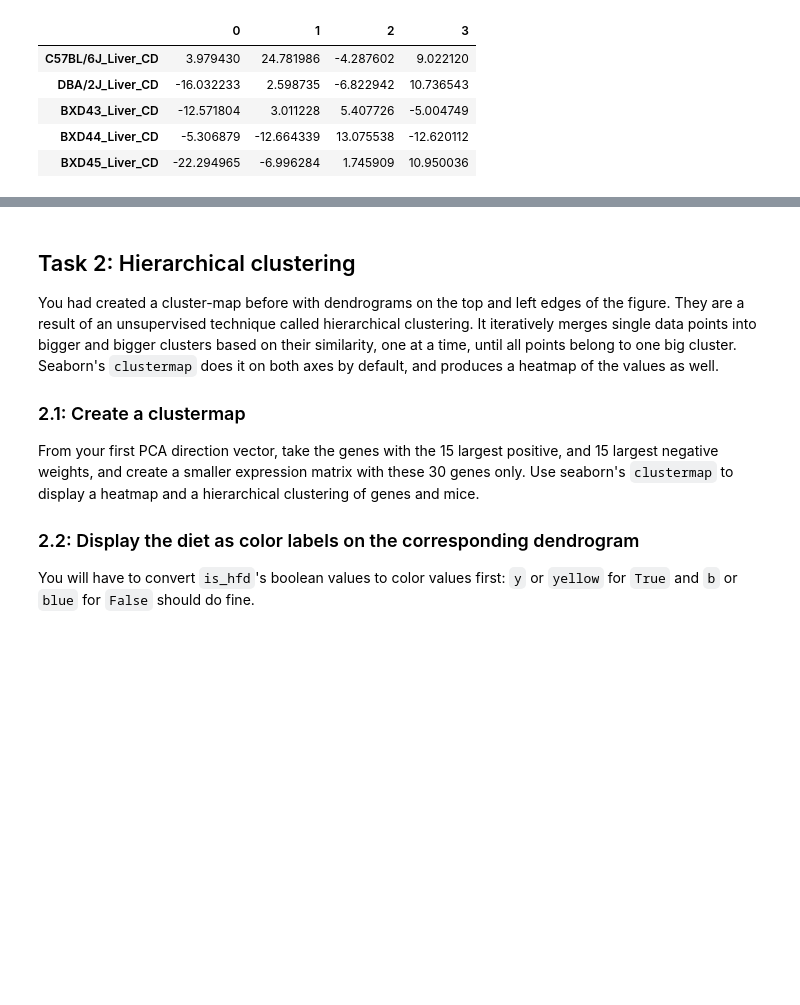
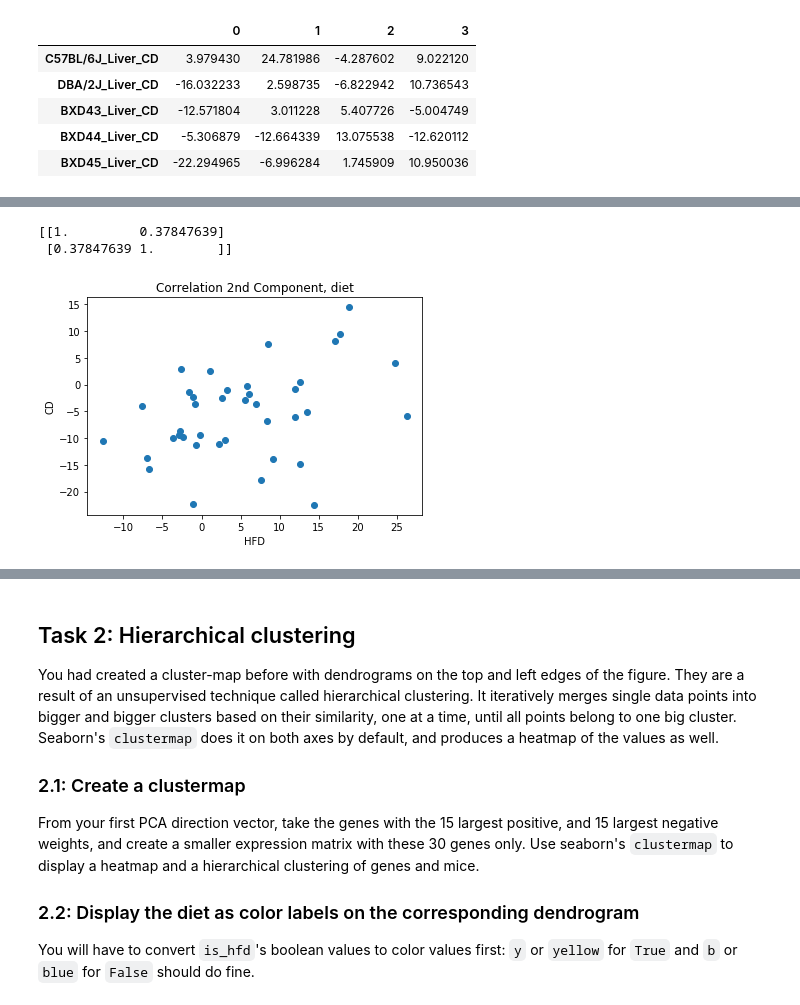
Before and after one commit to Osrip/Integrated_Bioinformatics, a Jupyter notebook: IntegratedBioinformatics/notebooks/Day7_Unsupervised_ML.ipynb, the cells around one changed output, grey strips where cells are left out. Cells and saved outputs as stored; diff of their text form; code cells hidden in the pictures; blank space fills up the shorter version.

```diff
--- a/IntegratedBioinformatics/notebooks/Day7_Unsupervised_ML.ipynb
+++ b/IntegratedBioinformatics/notebooks/Day7_Unsupervised_ML.ipynb
@@ -235,0 +254,12 @@ That's why the second component is rather influenced by the genetics rather than
+# %%
+#With help of Andres:
+xxx=np.array(tmp_for_correlation_cmp2)
+plt.scatter(xxx[:,0], xxx[:,1])
+plt.ylabel('CD')
+plt.xlabel('HFD')
+plt.title('Correlation 2nd Component, diet')
+print(np.corrcoef(xxx[:,0], xxx[:,1]))
+# %% [output]
+[[1.         0.37847639]
+ [0.37847639 1.        ]]
+[figure, added]
```
Also changed, not shown: parts of 5 cells of this notebook.
